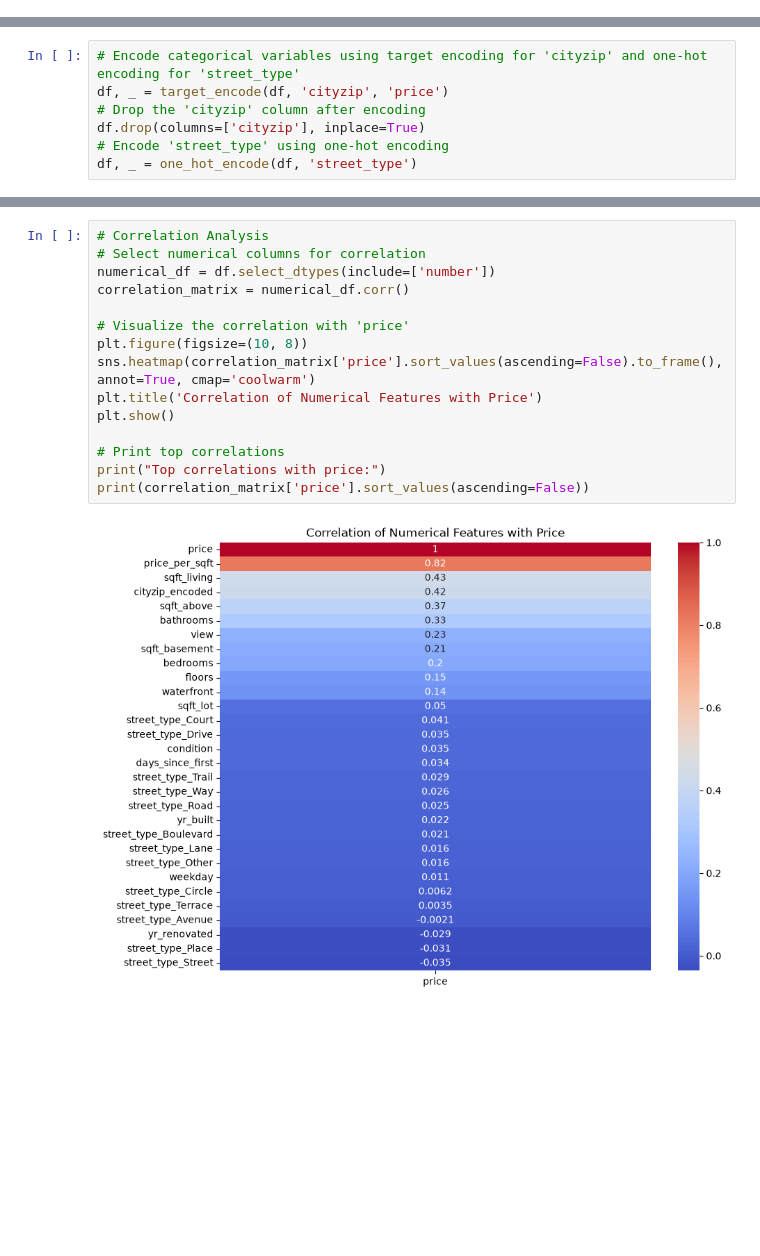
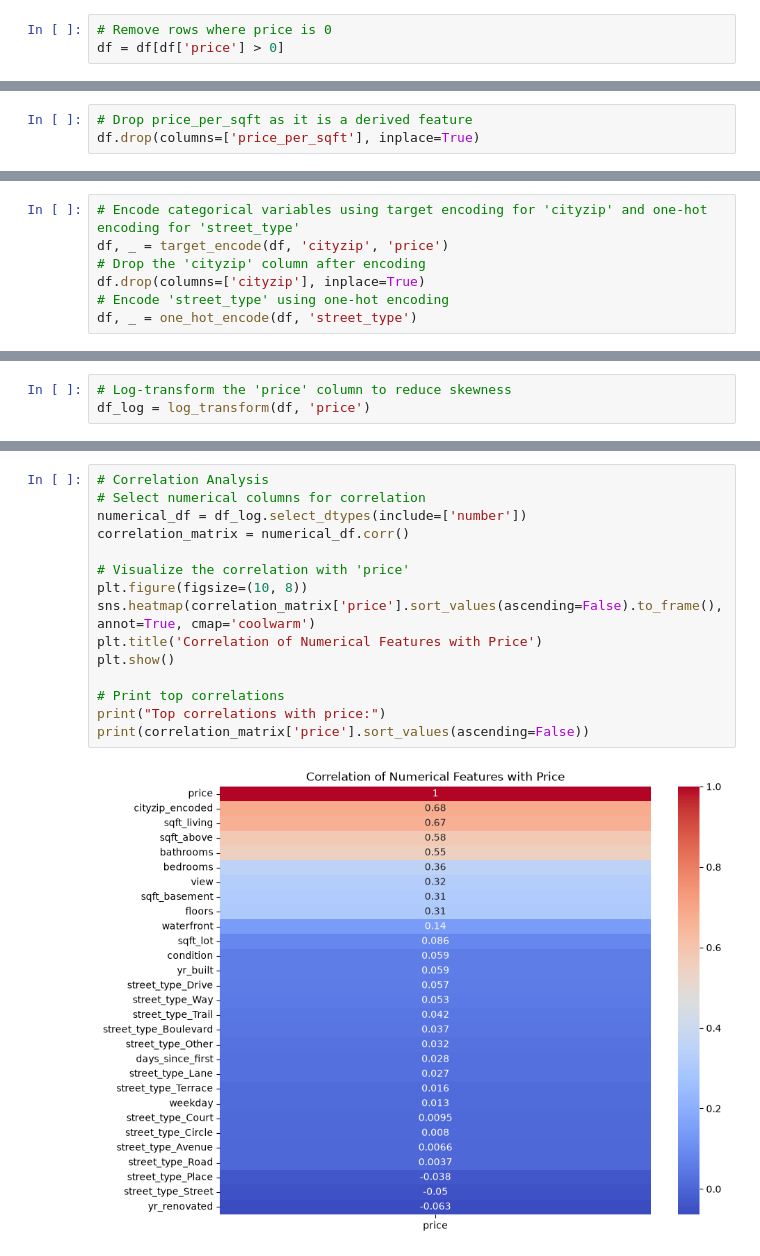
Before and after one commit to mortonki/House-prices, a Jupyter notebook: housing_eda.ipynb, the cells around one changed output, grey strips where cells are left out. Saved outputs shown, nothing was run; the diff lists cells and outputs as text; blank space fills up the shorter version.

```diff
--- a/housing_eda.ipynb
+++ b/housing_eda.ipynb
@@ -47,2 +61,5 @@ The dataset does not have missing values.
+# %%
+# Remove rows where price is 0
+df = df[df['price'] > 0]
 # %%
 df['date'] = pd.to_datetime(df['date'])
@@ -60,3 +66,6 @@ The distribution of prices is higly skewed to the right. This will require log-t
+# %%
+# Drop price_per_sqft as it is a derived feature
+df.drop(columns=['price_per_sqft'], inplace=True)
 # %% [markdown]
 Plot prices over time. What is the timeline of samples? Is there a seasonal trend? (e.g., do prices spike in summer?). This helps decide what should be extracted.
 # %%
@@ -252,0 +273,3 @@ df, _ = one_hot_encode(df, 'street_type')
+# %%
+# Log-transform the 'price' column to reduce skewness
+df_log = log_transform(df, 'price')
@@ -253,19 +285,19 @@ df, _ = one_hot_encode(df, 'street_type')
 # %%
 # Correlation Analysis
 # Select numerical columns for correlation
-numerical_df = df.select_dtypes(include=['number'])
+numerical_df = df_log.select_dtypes(include=['number'])
 correlation_matrix = numerical_df.corr()
 
 # Visualize the correlation with 'price'
 plt.figure(figsize=(10, 8))
 sns.heatmap(correlation_matrix['price'].sort_values(ascending=False).to_frame(), annot=True, cmap='coolwarm')
 plt.title('Correlation of Numerical Features with Price')
 plt.show()
 
 # Print top correlations
 print("Top correlations with price:")
 print(correlation_matrix['price'].sort_values(ascending=False))
 # %% [output]
-[figure, old version]
+[figure, new version]
 Top correlations with price:
 price                    1.000000
```
Also changed, not shown: parts of 15 cells of this notebook, 1 other file.
